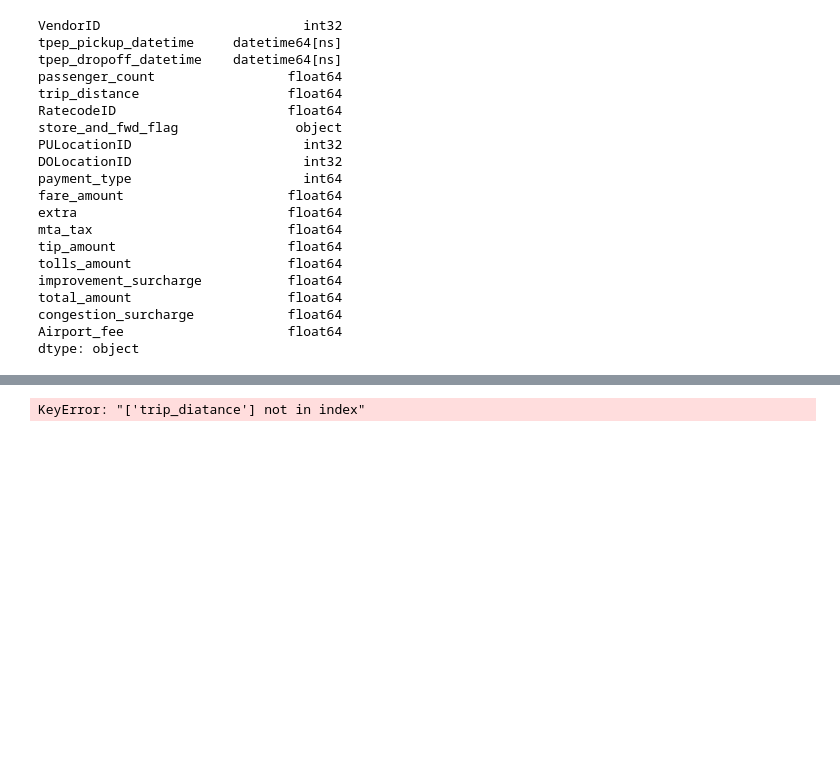
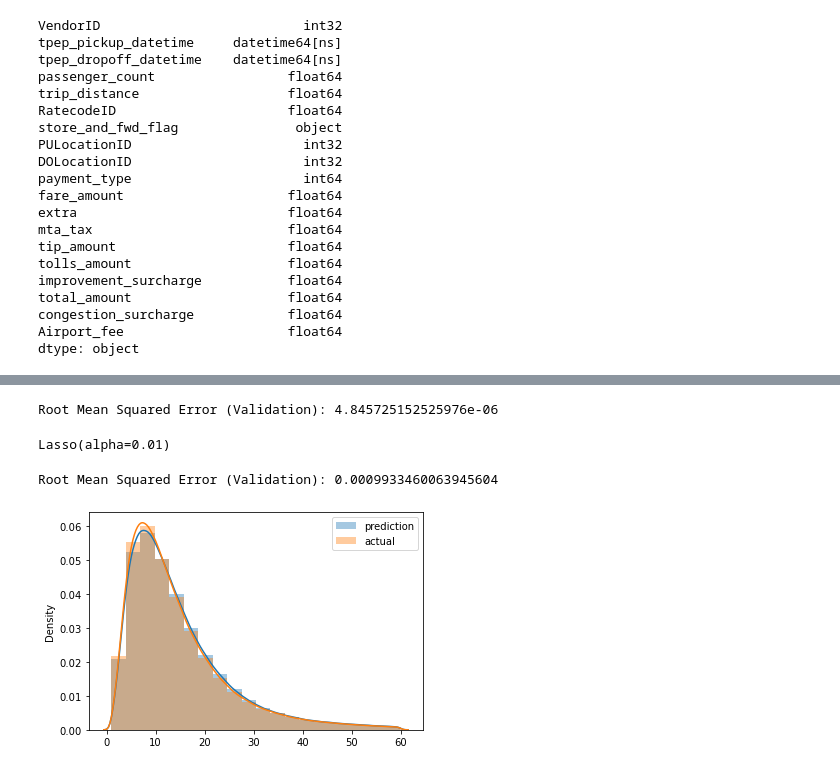
Before and after one commit to tounadekunle/mlops-zoomcamp, a Jupyter notebook: Intro/Homework.ipynb, the cells around one changed output, grey strips where cells are left out. Saved outputs shown, nothing was run; the diff lists cells and outputs as text; code cells hidden in the pictures; blank space fills up the shorter version.

```diff
--- a/Intro/Homework.ipynb
+++ b/Intro/Homework.ipynb
@@ -147,17 +149,30 @@ See the caveats in the documentation: https://pandas.pydata.org/pandas-docs/stab
-# %%
-train_dicts = df[categorical + numerical].to_dict(orient='records')
-
-dv = DictVectorizer()
-X_train = dv.fit_transform(train_dicts)
-
-target = 'duration'
-y_train = df[target].values
-
-lr = LinearRegression()
-lr.fit(X_train, y_train)
-
-y_pred = lr.predict(X_train)
-
-mean_squared_error(y_train, y_pred, squared=False)
-# %% [output]
-KeyError: "['trip_diatance'] not in index"
+# %%
+# Calculate and print the RMSE on the validation set
+rmse_val = mean_squared_error(y_val, y_val_pred, squared=False)
+print(f'Root Mean Squared Error (Validation): {rmse_val}')
+# %% [output]
+Root Mean Squared Error (Validation): 4.845725152525976e-06
+# %%
+# Train Lasso Regression model
+lr = Lasso(alpha=0.01)
+lr.fit(X_train, y_train)
+# %% [output]
+Lasso(alpha=0.01)
+# %%
+# Predict on the validation set
+y_val_pred = lr.predict(X_val)
+# %%
+# Calculate and print the RMSE on the validation set
+rmse_val = mean_squared_error(y_val, y_val_pred, squared=False)
+print(f'Root Mean Squared Error (Validation): {rmse_val}')
+# %% [output]
+Root Mean Squared Error (Validation): 0.0009933460063945604
+# %%
+plt.figure(figsize = (6,4))
+sns.distplot(y_val_pred, label='prediction', bins = 20)
+sns.distplot(y_train, label='actual', bins = 20)
+
+plt.legend()
+plt.show()
+# %% [output]
+[figure, added]
```
Also changed, not shown: parts of 22 cells of this notebook.
